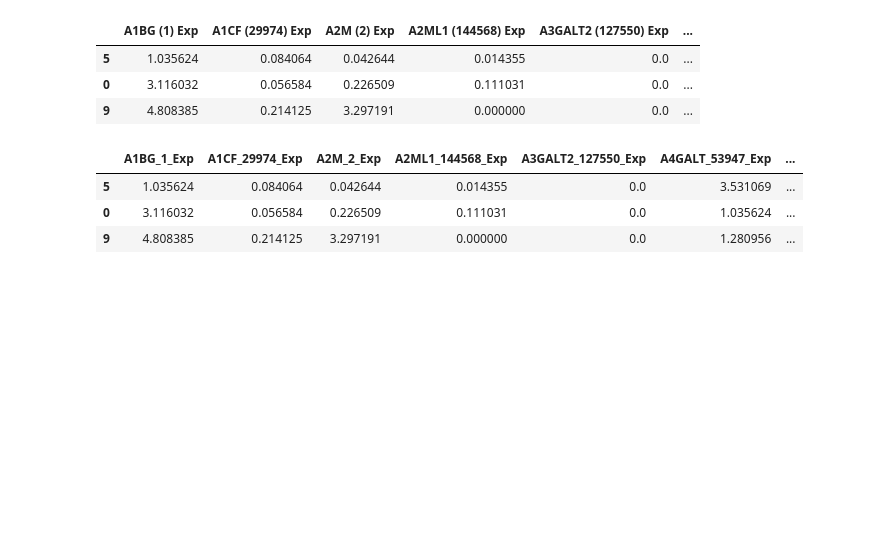
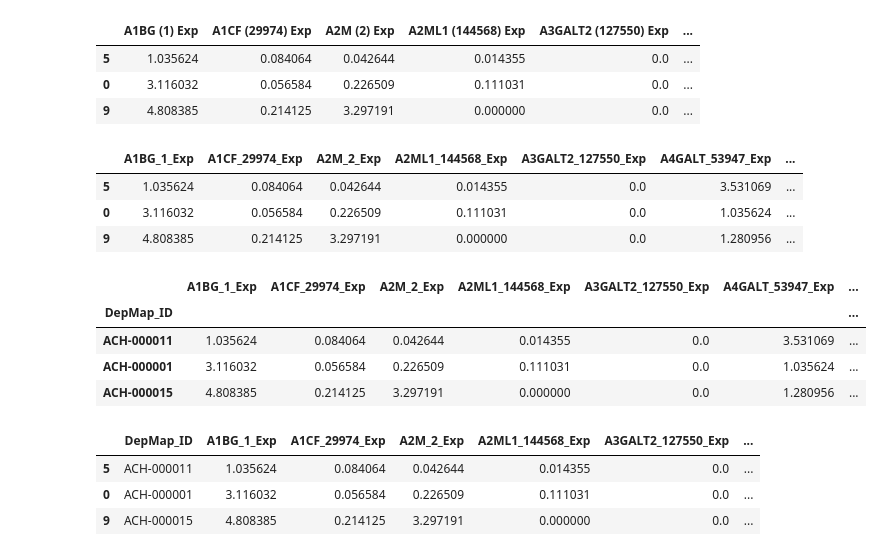
Before and after one commit to chingyaousf/Intern-project-2023, a Jupyter notebook: DeepDEP_03.ipynb, the cells around one changed output. Cells and saved outputs as stored; diff of their text form; code cells hidden in the pictures; blank space fills up the shorter version.

```diff
--- a/DeepDEP_03.ipynb
+++ b/DeepDEP_03.ipynb
@@ -222,3 +222,51 @@ test_data
 | 5 | 1.035624 | 0.084064 | 0.042644 | 0.014355 | 0.0 | 3.531069 | ... |
 | 0 | 3.116032 | 0.056584 | 0.226509 | 0.111031 | 0.0 | 1.035624 | ... |
 | 9 | 4.808385 | 0.214125 | 3.297191 | 0.000000 | 0.0 | 1.280956 | ... |
+# %%
+# Retrieve the 'DepMap_ID' column before splitting
+depmap_id_column = data['DepMap_ID']
+
+# Create a new DataFrame for the test set with the predicted and actual values
+test_data = X_test.copy()
+
+# Add 'DepMap_ID' column to test_data
+test_data['DepMap_ID'] = depmap_id_column.iloc[X_test.index]
+
+for i, col in enumerate(targets.columns):
+    pred_col = f'Pred_{col}'
+    test_data[pred_col] = y_pred[:, i]
+    test_data[col] = y_test.iloc[:, i].values
+
+# Set 'DepMap_ID' as the index of the DataFrame
+test_data.set_index('DepMap_ID', inplace=True)
+
+# Display the updated DataFrame
+test_data
+# %% [output]
+|  | A1BG_1_Exp | A1CF_29974_Exp | A2M_2_Exp | A2ML1_144568_Exp | A3GALT2_127550_Exp | A4GALT_53947_Exp | ... |
+| DepMap_ID |  |  |  |  |  |  | ... |
+| ACH-000011 | 1.035624 | 0.084064 | 0.042644 | 0.014355 | 0.0 | 3.531069 | ... |
+| ACH-000001 | 3.116032 | 0.056584 | 0.226509 | 0.111031 | 0.0 | 1.035624 | ... |
+| ACH-000015 | 4.808385 | 0.214125 | 3.297191 | 0.000000 | 0.0 | 1.280956 | ... |
+# %%
+# Retrieve the 'DepMap_ID' column before splitting
+depmap_id_column = data['DepMap_ID']
+
+# Create a new DataFrame for the test set with the predicted and actual values
+test_data = X_test.copy()
+
+# Add 'DepMap_ID' column to test_data
+test_data.insert(0, 'DepMap_ID', depmap_id_column.iloc[X_test.index].values)
+
+for i, col in enumerate(targets.columns):
+    pred_col = f'Pred_{col}'
+    test_data[pred_col] = y_pred[:, i]
+    test_data[col] = y_test.iloc[:, i].values
+
+# Display the updated DataFrame
+test_data
+# %% [output]
+|  | DepMap_ID | A1BG_1_Exp | A1CF_29974_Exp | A2M_2_Exp | A2ML1_144568_Exp | A3GALT2_127550_Exp | ... |
+| 5 | ACH-000011 | 1.035624 | 0.084064 | 0.042644 | 0.014355 | 0.0 | ... |
+| 0 | ACH-000001 | 3.116032 | 0.056584 | 0.226509 | 0.111031 | 0.0 | ... |
+| 9 | ACH-000015 | 4.808385 | 0.214125 | 3.297191 | 0.000000 | 0.0 | ... |
```
